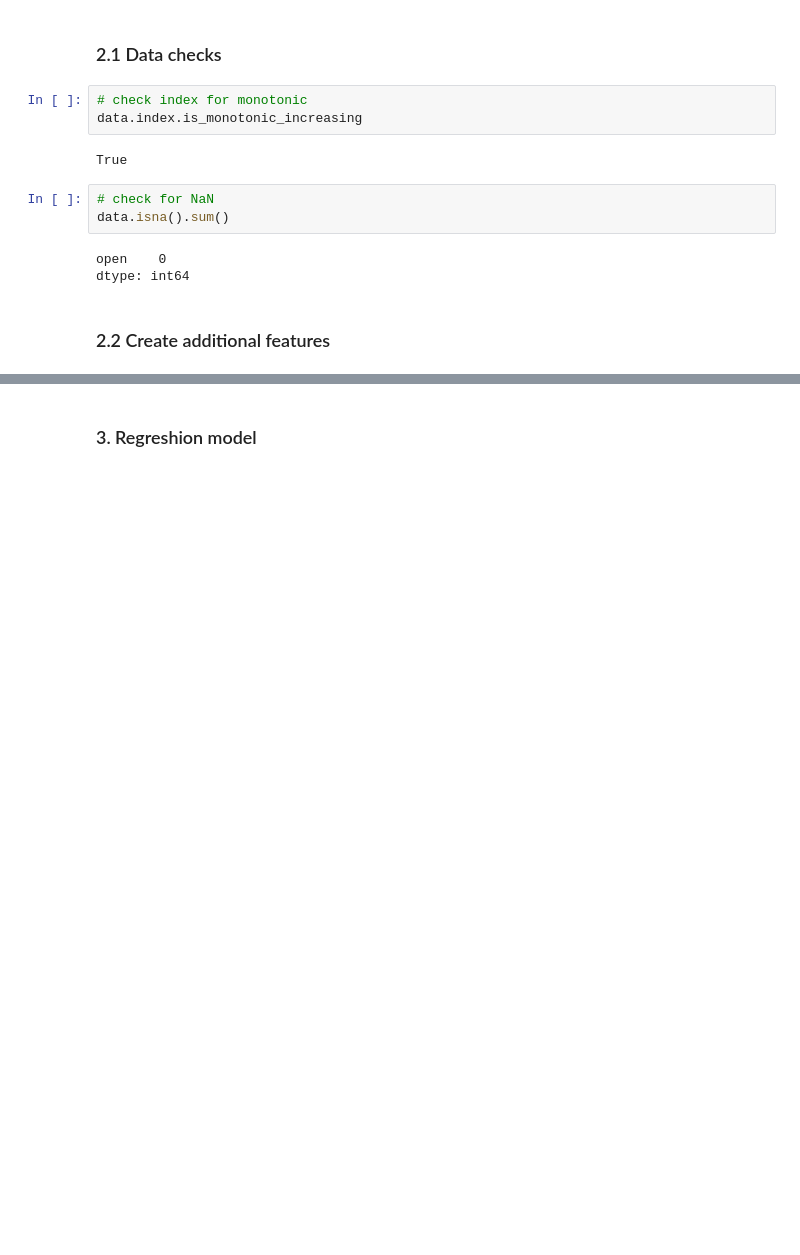
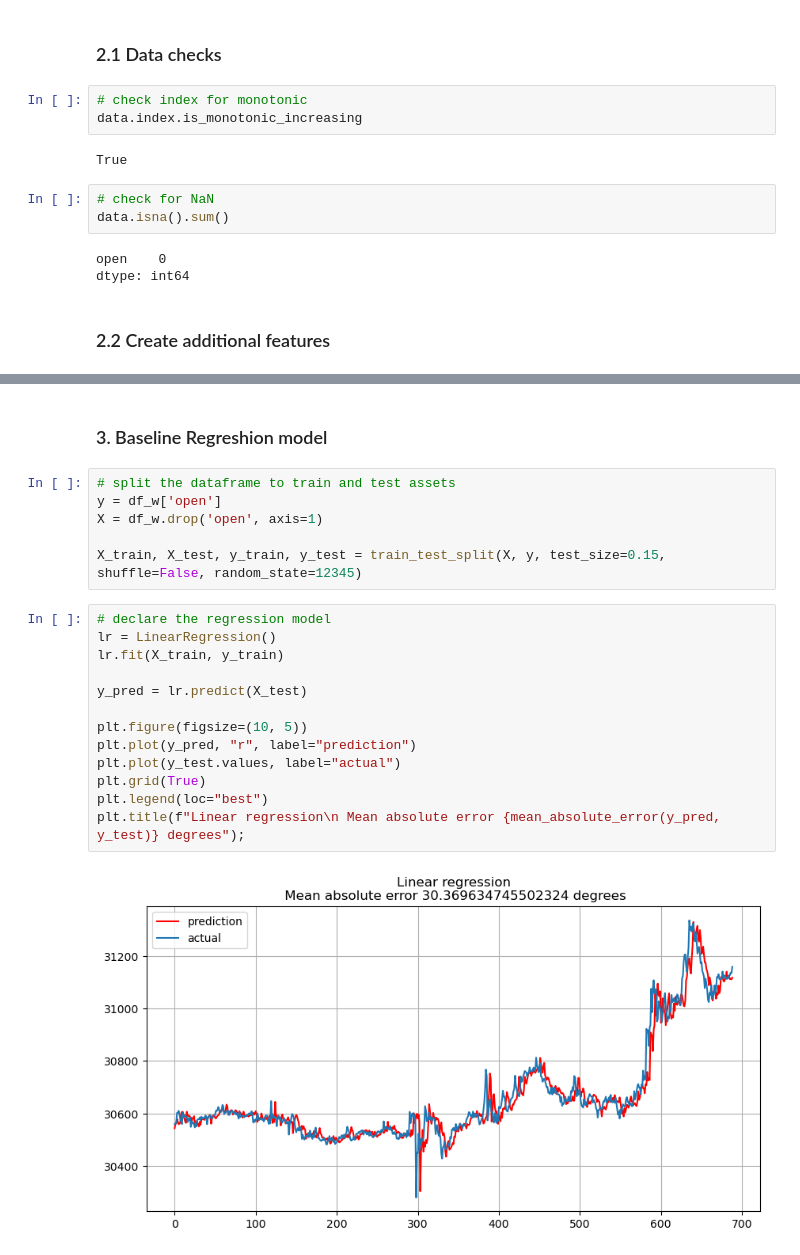
Before and after one commit to HardyBubbles/bitcoin_regression, a Jupyter notebook: main.ipynb, the cells around one changed output, grey strips where cells are left out. Drawn from its saved outputs; the diff is of its cells as text; blank space fills up the shorter version.

Commit message:
regression baseline added

```diff
--- a/main.ipynb
+++ b/main.ipynb
@@ -87,4 +96,25 @@ df_w.head(15)
 | 2023-06-18 02:40:00 | 26458.42 | 26488.21 | 26489.81 | 26492.51 | 26506.00 | 26478.14 | 26459.88 | 26457.37 | 26472.00 | 26440.09 | 26450.30 | ... |
 | 2023-06-18 02:45:00 | 26460.65 | 26482.68 | 26488.21 | 26489.81 | 26492.51 | 26506.00 | 26478.14 | 26459.88 | 26457.37 | 26472.00 | 26440.09 | ... |
 # %% [markdown]
-### 3. Regreshion model
+### 3. Baseline Regreshion model
+# %%
+# split the dataframe to train and test assets
+y = df_w['open']
+X = df_w.drop('open', axis=1)
+
+X_train, X_test, y_train, y_test = train_test_split(X, y, test_size=0.15, shuffle=False, random_state=12345)
+# %%
+# declare the regression model
+lr = LinearRegression()
+lr.fit(X_train, y_train)
+
+y_pred = lr.predict(X_test)
+
+plt.figure(figsize=(10, 5))
+plt.plot(y_pred, "r", label="prediction")
+plt.plot(y_test.values, label="actual")
+plt.grid(True)
+plt.legend(loc="best")
+plt.title(f"Linear regression\n Mean absolute error {mean_absolute_error(y_pred, y_test)} degrees");
+# %% [output]
+[figure, added]
```
Also changed, not shown: parts of 1 cell of this notebook.
